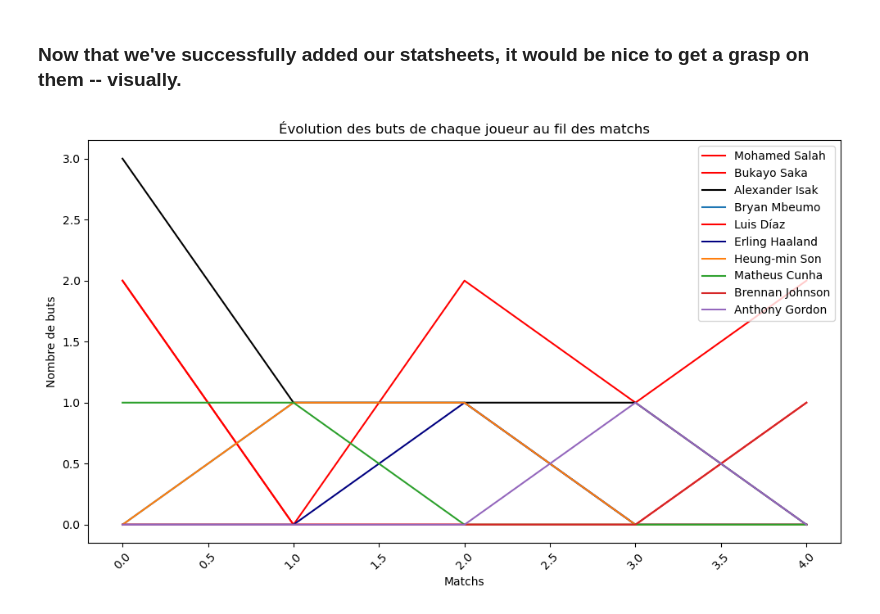
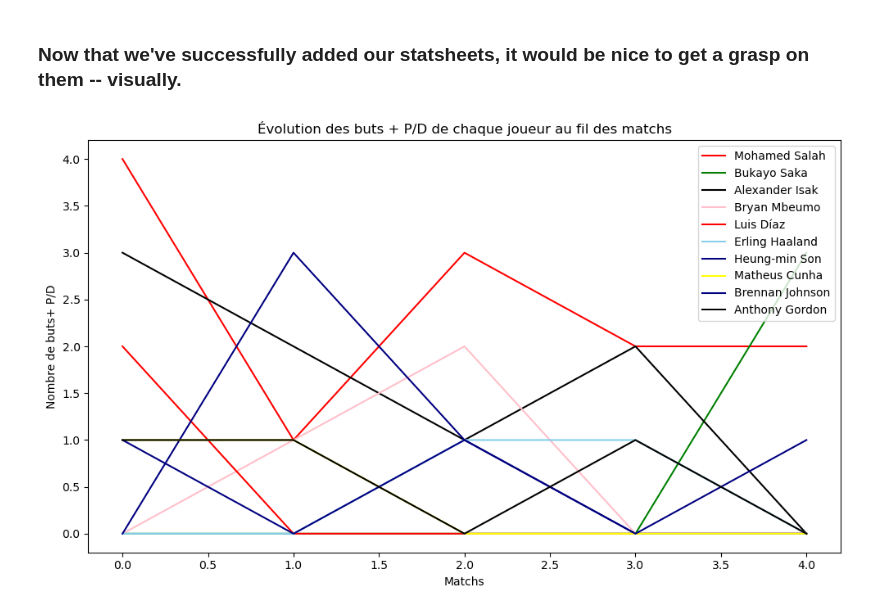
Before and after one commit to mounirfrhn/Premier-League-Simulation, a Jupyter notebook: descriptive.ipynb, the cells around one changed output. Drawn from its saved outputs; the diff is of its cells as text; code cells hidden in the pictures.

Commit message:
added plots

```diff
--- a/descriptive.ipynb
+++ b/descriptive.ipynb
@@ -15,45 +15,25 @@ cunha=pd.read_csv("statsheet_Matheus_Cunha.csv")
 johnson=pd.read_csv("statsheet_Brennan_Johnson.csv")
 gordon=pd.read_csv("statsheet_Anthony_Gordon.csv")
 # %%
-import pandas as pd
-import matplotlib.pyplot as plt
-
-# Charger les CSV
-salah = pd.read_csv("statsheet_Mohamed_Salah.csv")
-saka = pd.read_csv("statsheet_Bukayo_Saka.csv")
-isak = pd.read_csv("statsheet_Alexander_Isak.csv")
-mbeumo = pd.read_csv("statsheet_Bryan_Mbeumo.csv")
-diaz = pd.read_csv("statsheet_Luis_Díaz.csv")
-haaland = pd.read_csv("statsheet_Erling_Haaland.csv")
-son = pd.read_csv("statsheet_Heung-min_Son.csv")
-cunha = pd.read_csv("statsheet_Matheus_Cunha.csv")
-johnson = pd.read_csv("statsheet_Brennan_Johnson.csv")
-gordon = pd.read_csv("statsheet_Anthony_Gordon.csv")
-
 plt.figure(figsize=(10, 6))
 
-plt.plot(salah['Goals'], label='Mohamed Salah',color='red')
-plt.plot(saka['Goals'], label='Bukayo Saka',color='red')
-plt.plot(isak['Goals'], label='Alexander Isak',color='black')
-plt.plot(mbeumo['Goals'], label='Bryan Mbeumo')
-plt.plot(diaz['Goals'], label='Luis Díaz',color='red')
-plt.plot(haaland['Goals'], label='Erling Haaland',color='navy')
-plt.plot(son['Goals'], label='Heung-min Son')
-plt.plot(cunha['Goals'], label='Matheus Cunha')
-plt.plot(johnson['Goals'], label='Brennan Johnson')
-plt.plot(gordon['Goals'], label='Anthony Gordon')
+plt.plot(salah['Goals'] + salah['Assists'], label='Mohamed Salah',color='red')
+plt.plot(saka['Goals']+saka['Assists'], label='Bukayo Saka',color='green')
+plt.plot(isak['Goals']+isak['Assists'], label='Alexander Isak',color='black')
+plt.plot(mbeumo['Goals']+mbeumo['Assists'], label='Bryan Mbeumo', color='pink')
+plt.plot(diaz['Goals']+diaz['Assists'], label='Luis Díaz',color='red')
+plt.plot(haaland['Goals']+haaland['Assists'], label='Erling Haaland',color='skyblue')
+plt.plot(son['Goals']+son['Assists'], label='Heung-min Son', color='navy')
+plt.plot(cunha['Goals']+cunha['Assists'], label='Matheus Cunha', color='yellow')
+plt.plot(johnson['Goals']+johnson['Assists'], label='Brennan Johnson', color="navy")
+plt.plot(gordon['Goals']+gordon['Assists'], label='Anthony Gordon', color='black')
 
-# Ajouter des labels et un titre
-plt.ylabel('Nombre de buts')
+plt.ylabel('Nombre de buts+ P/D')
 plt.xlabel('Matchs')
-plt.title('Évolution des buts de chaque joueur au fil des matchs')
+plt.title('Évolution des buts + P/D de chaque joueur au fil des matchs')
 
-# Ajouter une légende
 plt.legend()
-
-# Afficher le graphique
-plt.xticks(rotation=45)  # Rotation des dates pour une meilleure lisibilité
-plt.tight_layout()  # Ajuster l'espace pour éviter que le texte ne soit coupé
+plt.tight_layout()
 plt.show()
 # %% [output]
-[figure, old version]
+[figure, new version]
```
Also changed, not shown: parts of 3 cells of this notebook.
